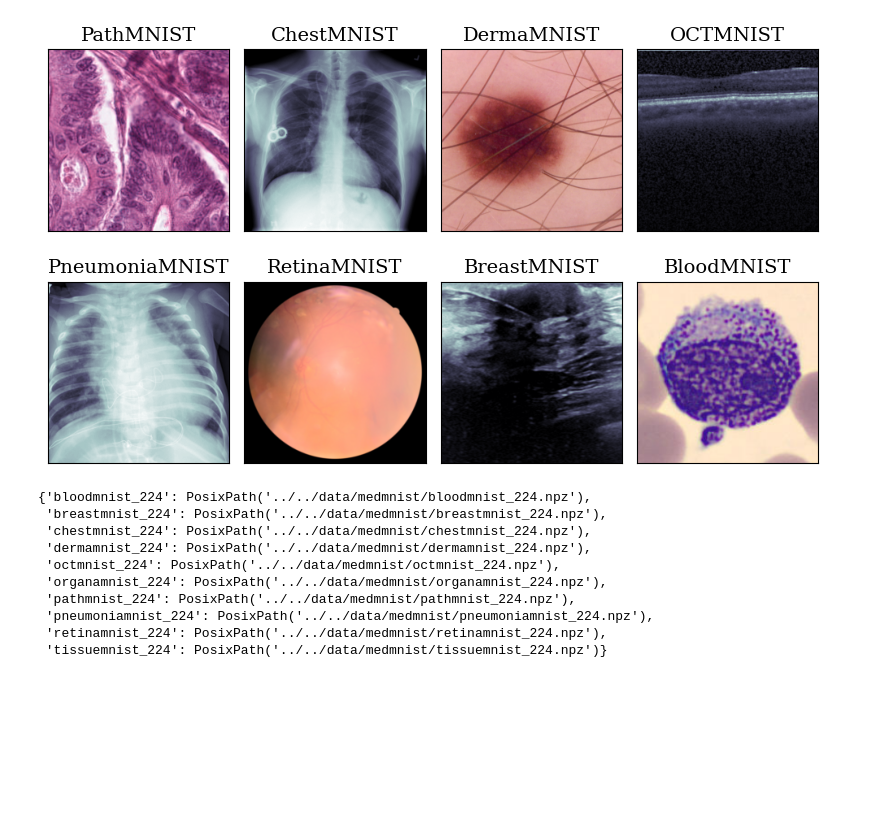
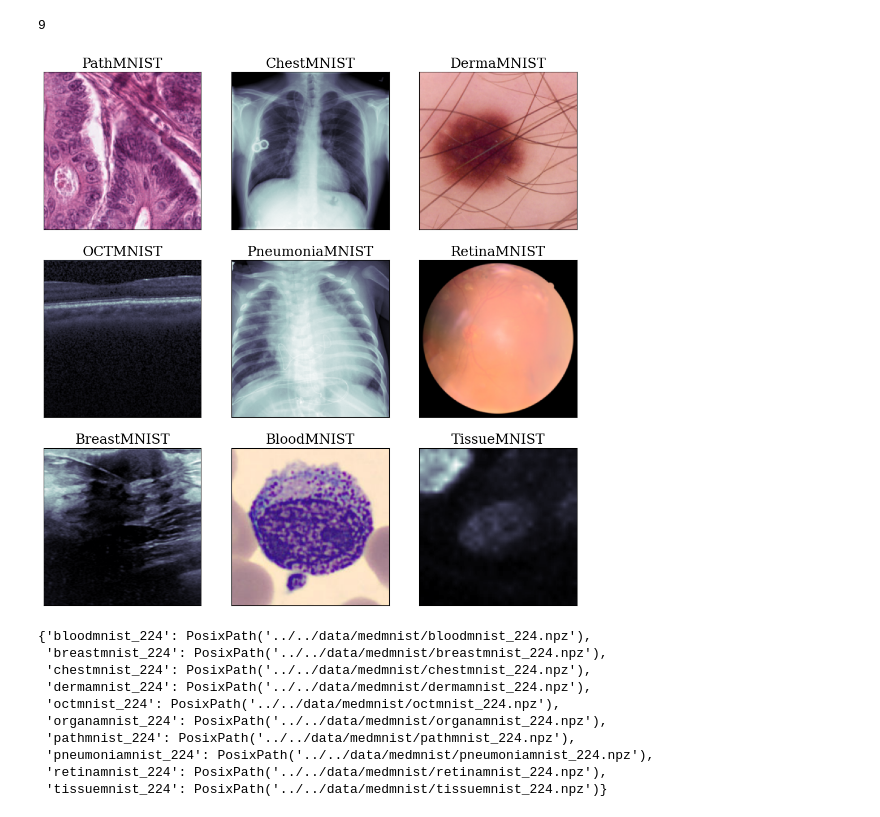
Before and after one commit to clu5/data-valuation, a Jupyter notebook: nbs/3-Duplication-and-Outliers.ipynb, the cells around one changed output. Cells and saved outputs as stored; diff of their text form; code cells hidden in the pictures; blank space fills up the shorter version.

```diff
--- a/nbs/3-Duplication-and-Outliers.ipynb
+++ b/nbs/3-Duplication-and-Outliers.ipynb
@@ -22,7 +22,7 @@ from tqdm.notebook import tqdm
 from vendi_score import vendi
 
 plt.rcParams["font.family"] = "serif"
-fig_dir = Path("../figures")
+fig_dir = Path("../new-figures")
 
 import sys
 
@@ -42,23 +42,27 @@ imgs = {
     d: np.load(Path("../../data/medmnist") / f"{d.lower()}_224.npz")["test_images"][0]
     for d in datasets
 }
+# %%
+len(imgs)
+# %% [output]
+9
 # %%
-fig, axes = plt.subplots(nrows=2, ncols=len(imgs) // 2, figsize=(8, 5))
+fig, axes = plt.subplots(nrows=3, ncols=3, figsize=(10, 10))
 for ax, (k, v) in zip(axes.flatten(), imgs.items()):
-    ax.set_title(k, fontsize=14)
+    ax.set_title(k, fontsize='xx-large')
     if v.shape[0] == 1 or v.ndim == 2:
         cmap = "bone"
     else:
         cmap = None
     ax.imshow(v, cmap=cmap)
     ax.set_xticks([])
     ax.set_yticks([])
 
-plt.tight_layout()
-# plt.savefig(fig_dir / "medmnist-images.eps")
+plt.tight_layout(h_pad=2, w_pad=2)
+plt.savefig(fig_dir / "medmnist-images.png")
 plt.show()
 # %% [output]
-[figure, old version]
+[figure, new version]
 # %%
 med_datasets = sorted(Path("../../data/medmnist").glob("*_224.npz"))
 med_datasets = {p.stem: p for p in med_datasets}
```
Also changed, not shown: parts of 2 cells of this notebook, 7 other files.
